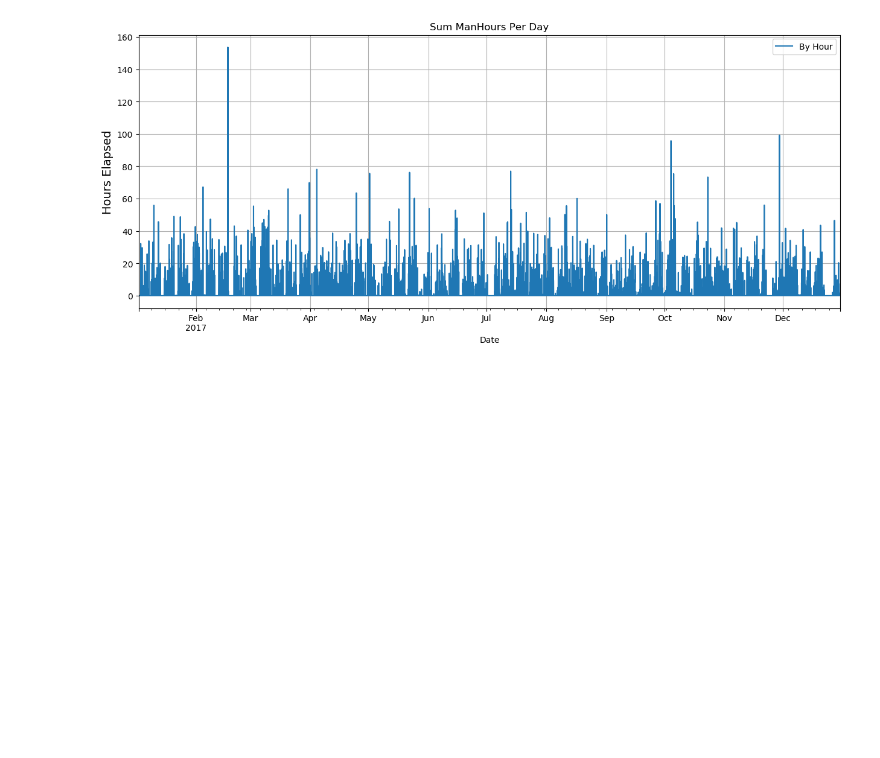
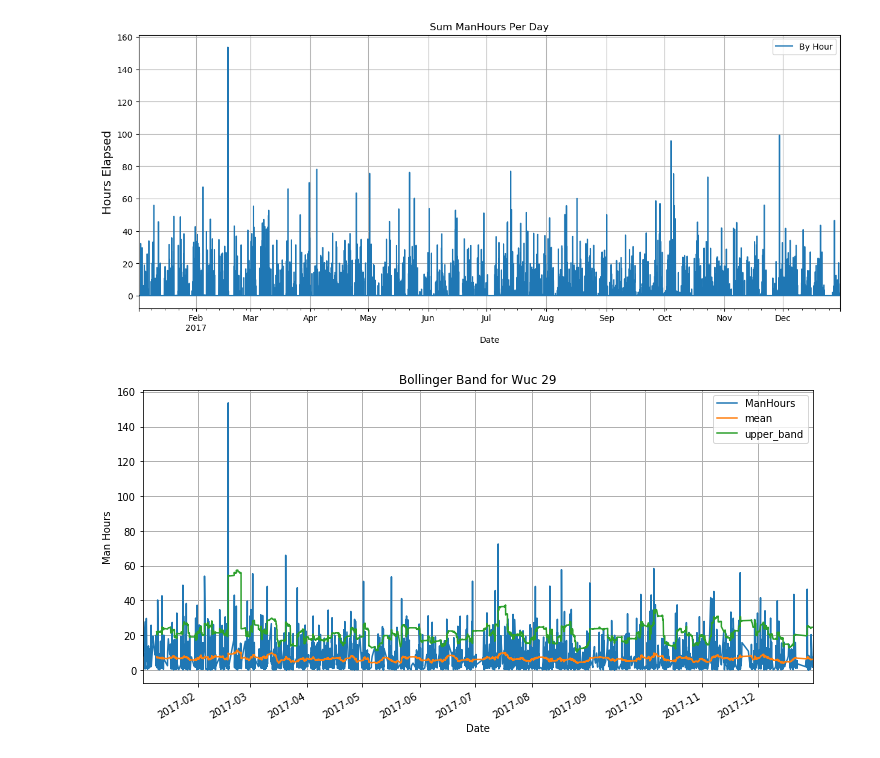
Before and after one commit to Luke-Gray/CH-53K, a Jupyter notebook: Preprocessing.ipynb, the cells around one changed output. Saved outputs shown, nothing was run; the diff lists cells and outputs as text; code cells hidden in the pictures; blank space fills up the shorter version.

```diff
--- a/Preprocessing.ipynb
+++ b/Preprocessing.ipynb
@@ -153,26 +153,34 @@ plot_wuc(29, year=2017, by_year=True, include_month=False)
 '''We can deal with ManHours outliers by replacing them with values that are within 2 standard deviations
 of the rolling mean ManHours. We will also check if those outliers occur on or around holidays.'''
 
-def plot_bollinger_bands(item):
+def plot_bands(wuc, window, year):
     '''bollinger bands around the 50-day rolling mean items sold per day for specified item.
     Args:
-        item(str): id of the item we are wanting to plot.
+        wuc(int): code to identify Wuc2.
+        window(int): amount of days the mean and std will be calculated over.
+        year(int): year that we will be observing.
 
     Returns:
-        line plot of item sale history as well as 50-day rolling standard deviation of the time series (2):
+        line plot mean ManHours as well as 50-day rolling standard deviation of the time series:
     '''
-    item_df = sales.loc[sales['id'] == item][d_cols].T
-    item_df = item_df.rename(columns={sales.index[sales['id']==item].to_list()[0]:item}) # Name it correctly
-    item_df = item_df.reset_index().rename(columns={'index': 'd'}) # make the index "d"
-    item_df['mean'] = item_df[item].rolling(window=50).mean()
-    item_df['std'] = item_df[item].rolling(window=50).std()
-    item_df['upper_band'] = item_df['mean'] + (item_df['std'] * 2)
-    item_df['lower_band'] = item_df['mean'] - (item_df['std'] * 2)
 
-    item_df[[item, 'mean', 'upper_band', 'lower_band']].plot(figsize=(12,6))
+    df=data.loc[(data['Wuc2']==wuc) & (data['Date'].dt.year==year)][['Date', 'ManHours']]
+
+#     item_df = item_df.rename(columns={sales.index[sales['id']==item].to_list()[0]:item}) # Name it correctly
+#     item_df = item_df.reset_index().rename(columns={'index': 'd'}) # make the index "d"
+    df['mean'] = df['ManHours'].rolling(window=50).mean()
+    df['std'] = df['ManHours'].rolling(window=50).std()
+    df['upper_band'] = df['mean'] + (df['std'] * 2)
+
+    df.set_index('Date')[['ManHours', 'mean', 'upper_band']].plot(figsize=(12,6))
     plt.grid(linestyle='-', linewidth='1')
-    plt.title('30 Day Bollinger Band for {}'.format(item))
-    plt.ylabel('Items Sold')
+    plt.title('Bollinger Band for Wuc {}'.format(wuc))
+    plt.ylabel('Man Hours')
+    plt.xlabel('Date')
     plt.show()
+# %%
+plot_bands(29, 15, 2017)
+# %% [output]
+[figure, added]
 # %%
 ## try sankey diagram
```
